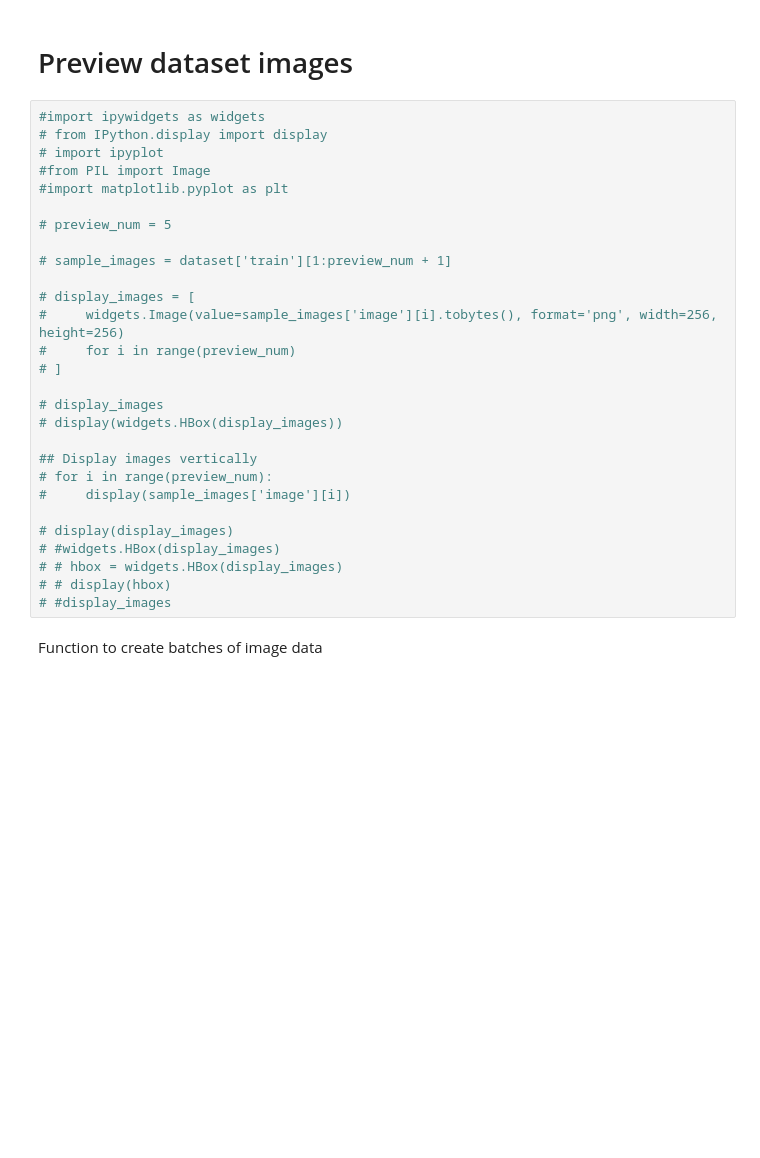
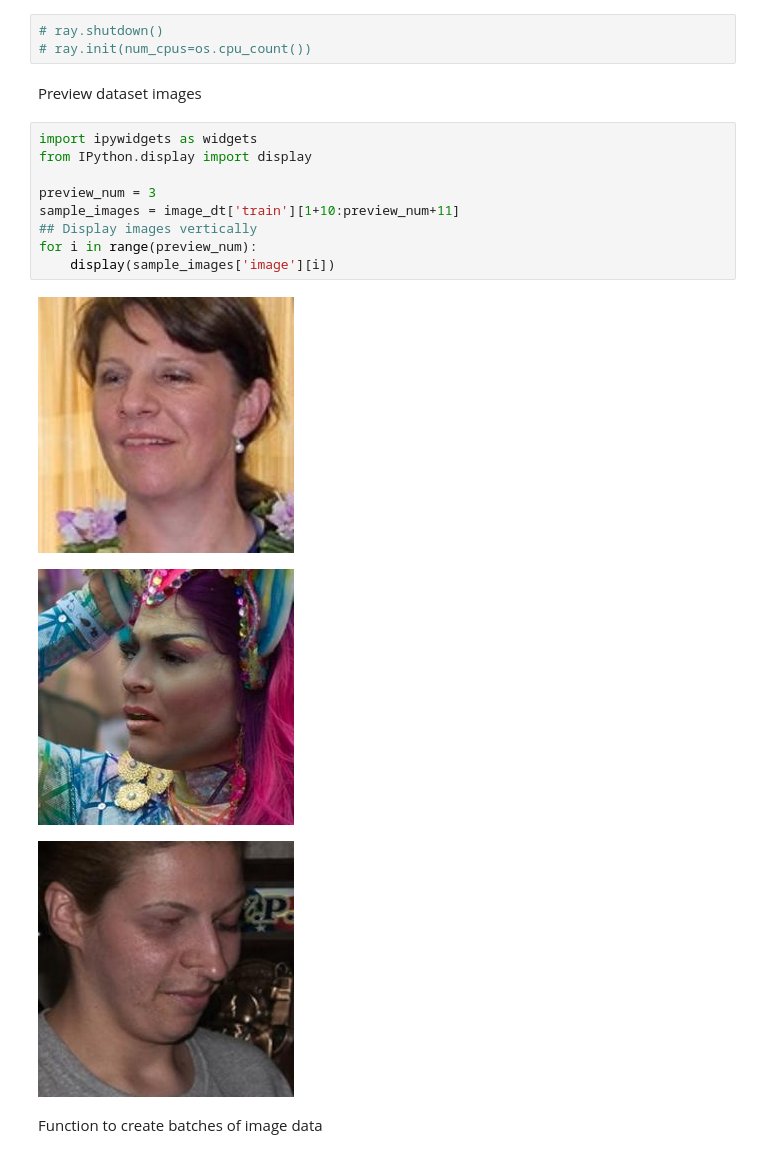
Before and after one commit to WulfNovak/deepfake_detection, a Jupyter notebook: Huggingface_Deepfake_Detection.ipynb, the cells around one changed output. Drawn from its saved outputs; the diff is of its cells as text; blank space fills up the shorter version.

```diff
--- a/Huggingface_Deepfake_Detection.ipynb
+++ b/Huggingface_Deepfake_Detection.ipynb
@@ -28,33 +42,21 @@ from ray.util.multiprocessing import Pool
+# %%
+# ray.shutdown()
+# ray.init(num_cpus=os.cpu_count())
 # %% [markdown]
-# Preview dataset images
+Preview dataset images
 # %%
-#import ipywidgets as widgets
-# from IPython.display import display
-# import ipyplot
-#from PIL import Image
-#import matplotlib.pyplot as plt
+import ipywidgets as widgets
+from IPython.display import display
 
-# preview_num = 5
-
-# sample_images = dataset['train'][1:preview_num + 1]
-
-# display_images = [
-#     widgets.Image(value=sample_images['image'][i].tobytes(), format='png', width=256, height=256)
-#     for i in range(preview_num)
-# ]
-
-# display_images
-# display(widgets.HBox(display_images))
-
+preview_num = 3
+sample_images = image_dt['train'][1+10:preview_num+11]
 ## Display images vertically
-# for i in range(preview_num):
-#     display(sample_images['image'][i])
-
-# display(display_images)
-# #widgets.HBox(display_images)
-# # hbox = widgets.HBox(display_images)
-# # display(hbox)
-# #display_images
+for i in range(preview_num):
+    display(sample_images['image'][i])
+# %% [output]
+[figure, added]
+[figure, added]
+[figure, added]
 # %% [markdown]
 Function to create batches of image data
 # %%
```
Also changed, not shown: parts of 21 cells of this notebook, 2 other files.
